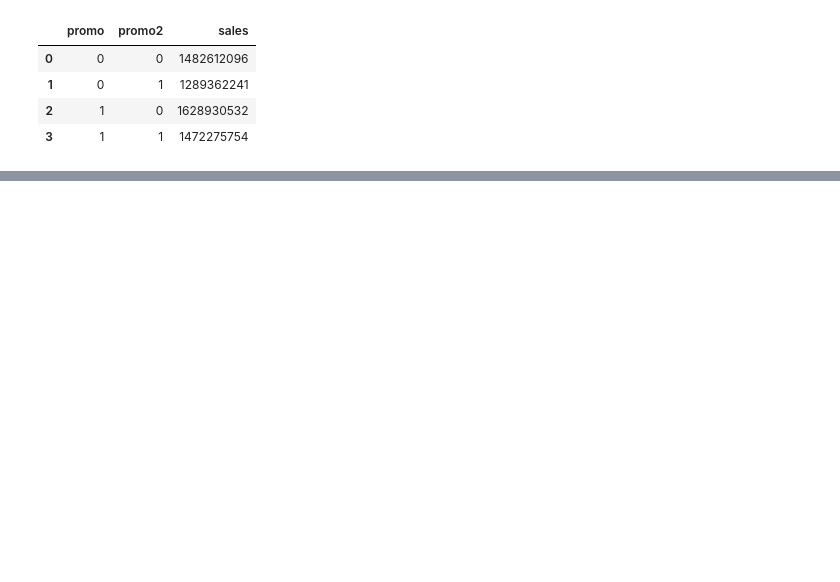
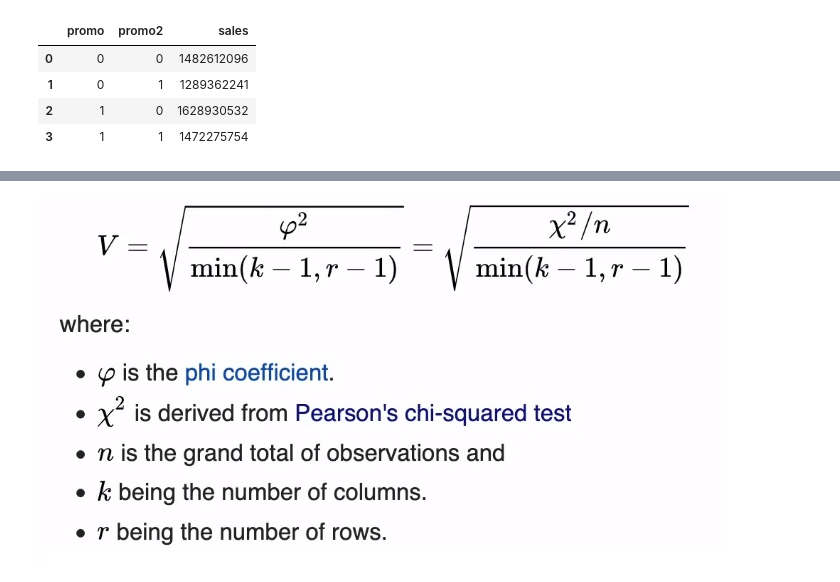
Before and after one commit to dsdefreitas/Store_Sales_Prediction, a Jupyter notebook: m04_v01_store_sales_prediction.ipynb, the cells around one changed output, grey strips where cells are left out. Cells and saved outputs as stored; diff of their text form; code cells hidden in the pictures; blank space fills up the shorter version.

```diff
--- a/m04_v01_store_sales_prediction.ipynb
+++ b/m04_v01_store_sales_prediction.ipynb
@@ -888,0 +998,6 @@ sns.barplot(x='month', y='sales', hue='school_holiday', data=aux2);
+# %%
+#Person só é usado para duas variáveis numéricas.
+#Para duas variáveis categóricas eu utilizo o método V de Creamer.
+Image("C:\\Users\\Matheus\\Desktop\\pc_comunidade_ds_atualizado_31-01\\ds_em_producao\\cramer.jpg")
+# %% [output]
+[figure, added]
```
Also changed, not shown: parts of 64 cells of this notebook.
